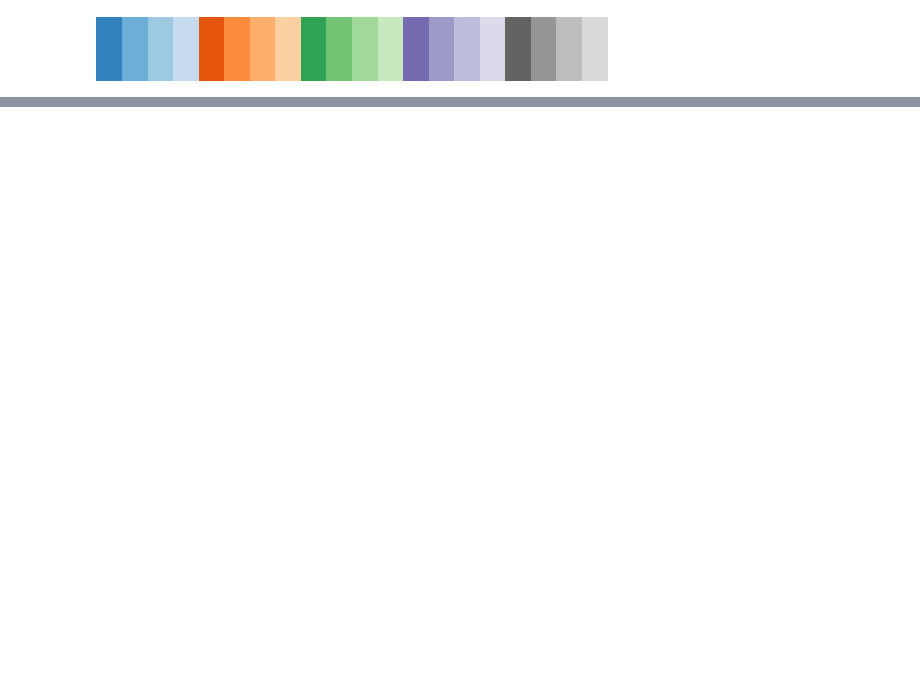
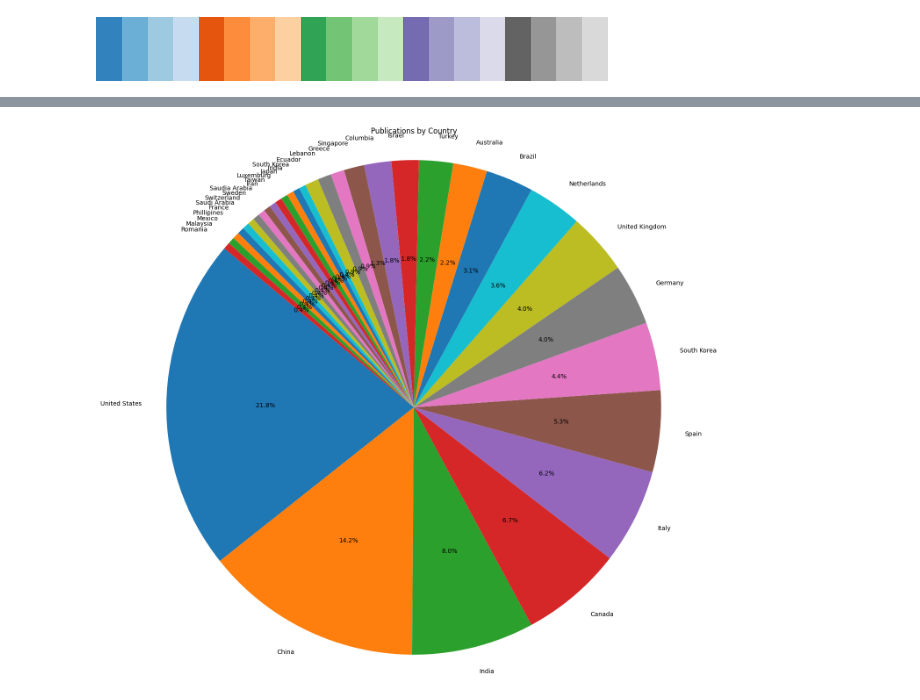
Before and after one commit to rdiazrincon/ai_mds, a Jupyter notebook: ai_mds.ipynb, the cells around one changed output, grey strips where cells are left out. Saved outputs shown, nothing was run; the diff lists cells and outputs as text; code cells hidden in the pictures; blank space fills up the shorter version.

```diff
--- a/ai_mds.ipynb
+++ b/ai_mds.ipynb
@@ -232,0 +224,11 @@ plt.show()
+# %%
+country_counts = df['Country'].value_counts()
+
+# Plot
+plt.figure(figsize=(16, 16))
+plt.pie(country_counts.values, labels=country_counts.index, autopct='%1.1f%%', startangle=140)
+plt.title('Publications by Country')
+plt.axis('equal')
+plt.show()
+# %% [output]
+[figure, added]
```
Also changed, not shown: parts of 35 cells of this notebook, 2 other files.
